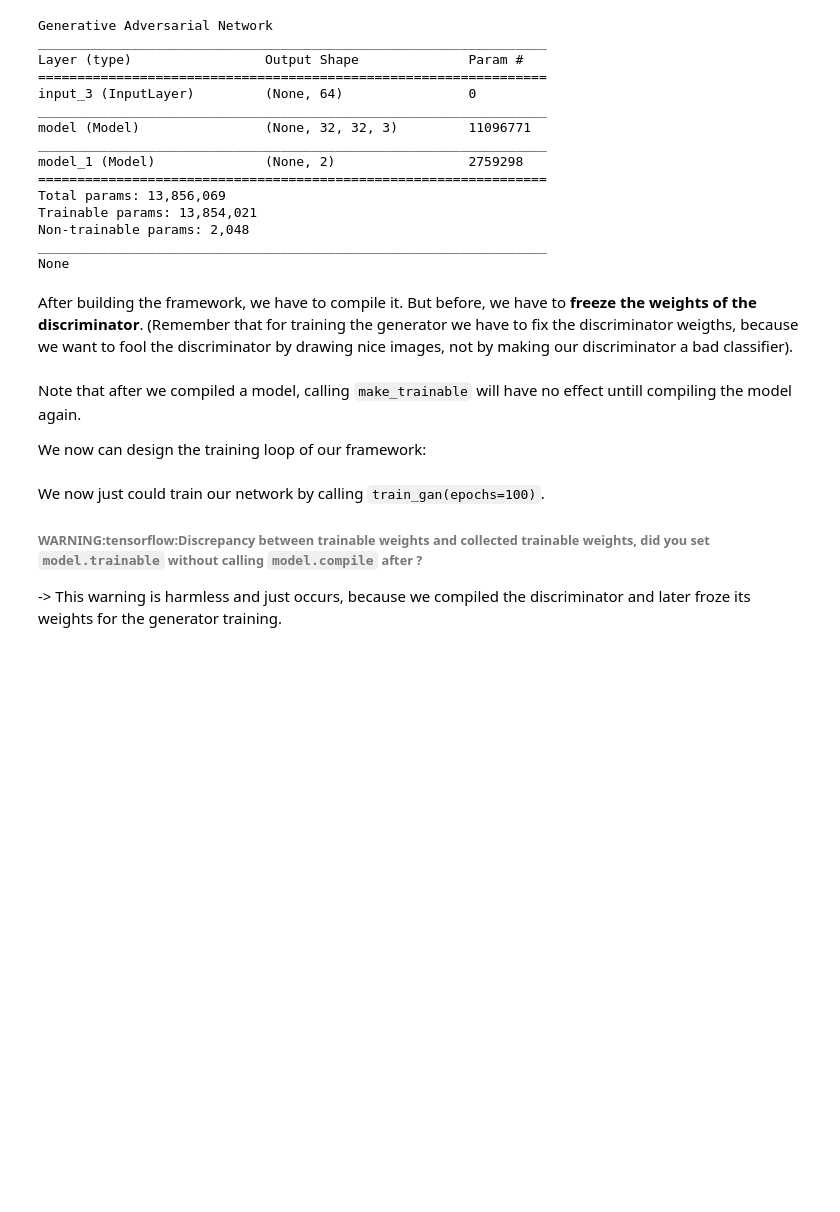
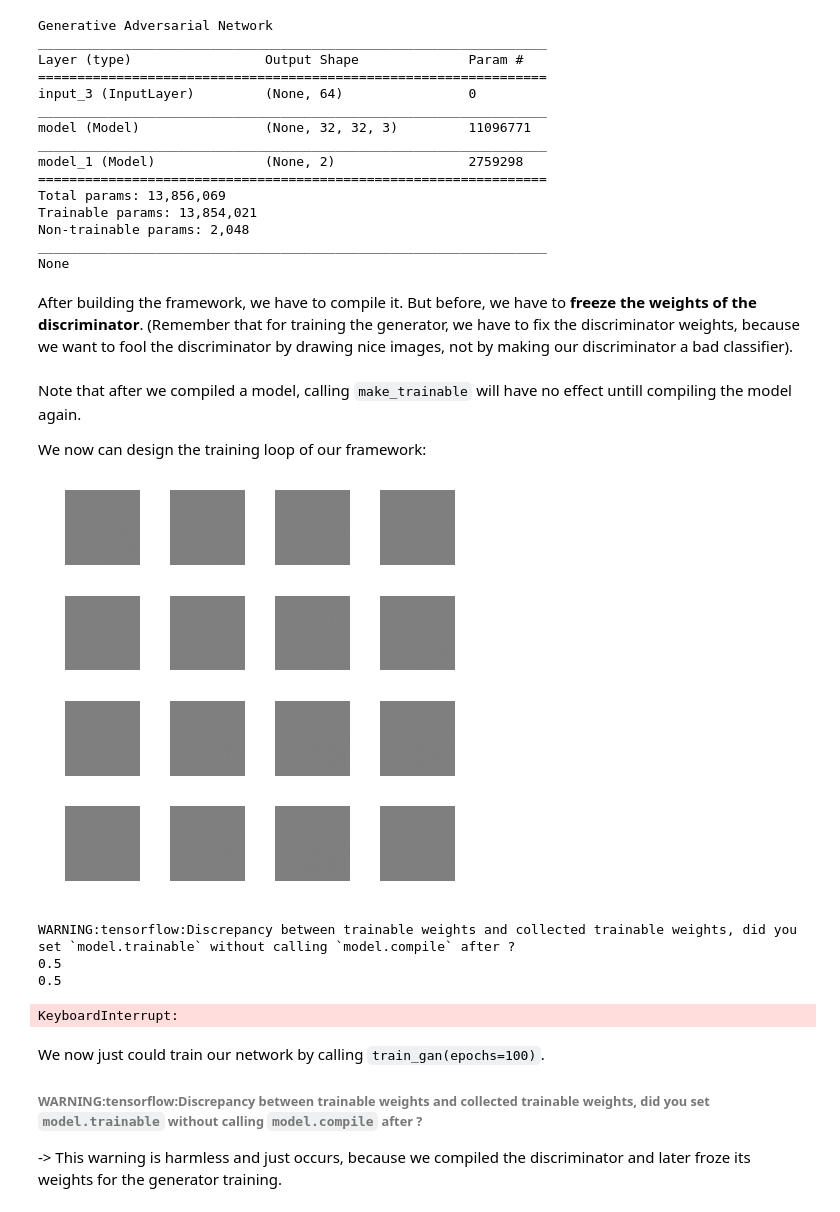
Before and after one commit to 3pia/iml2019, a Jupyter notebook: gan_tutorial.ipynb, the cells around one changed output. Drawn from its saved outputs; the diff is of its cells as text; code cells hidden in the pictures; blank space fills up the shorter version.

```diff
--- a/gan_tutorial.ipynb
+++ b/gan_tutorial.ipynb
@@ -324,8 +327,7 @@ _________________________________________________________________
 None
 # %% [markdown]
 After building the framework, we have to compile it.
-But before, we have to **freeze the weights of the discriminator**. (Remember that for training the generator we have to
-fix the discriminator weigths, because we want to fool the discriminator by drawing nice images, not by making our discriminator
+But before, we have to **freeze the weights of the discriminator**. (Remember that for training the generator, we have to fix the discriminator weights, because we want to fool the discriminator by drawing nice images, not by making our discriminator
 a bad classifier).
 # %%
 def make_trainable(model, trainable):
@@ -342,6 +344,10 @@ Note that after we compiled a model, calling `make_trainable` will have no effec
 
 We now can design the training loop of our framework:
 # %%
+# loss vector
+losses = {"d": [], "g": []}
+discriminator_acc = []
+
 def train_gan(epochs=0, batch_size=64):
     for epoch in range(epochs):
 
@@ -351,33 +357,40 @@ def train_gan(epochs=0, batch_size=64):
         plot_images(generated_images[:16])  # plot image
 
         perm = np.random.choice(50000, size=50000, replace='False')
 
         for i in range(50000//batch_size):
 
             # Create a mini-batch of data (X: real images + fake images, y: corresponding class vectors)
             image_batch = x_train[perm[i*batch_size:(i+1)*batch_size], :, :, :]    # real images
             noise_gen = np.random.randn(batch_size, latent_dim)
             generated_images = generator.predict(noise_gen)                        # generated images
             X = np.concatenate((image_batch, generated_images))
             y = np.zeros([2*batch_size, 2])   # class vector
             y[0:batch_size, 1] = 1
             y[batch_size:, 0] = 1
 
             # Train the discriminator on the mini-batch
             d_loss, d_acc = discriminator.train_on_batch(X, y)
             losses["d"].append(d_loss)
             discriminator_acc.append(d_acc)
 
             # Create a mini-batch of data (X: noise, y: class vectors pretending that these produce real images)
             noise_tr = np.random.randn(batch_size, latent_dim)
             y2 = np.zeros([batch_size, 2])
             y2[:, 1] = 1  # Fooling: We need to take the label 1, (real) because Keras will minimize the cross entropy in our model,
                           # Switching the label to real here, will let us maximize as required .
 
             # Train the generator on the mini-batch
             g_loss = GAN.train_on_batch(noise_tr, y2)
             losses["g"].append(g_loss)
             print(discriminator_acc[-1])
+train_gan(epochs=100)
+# %% [output]
+[figure, added]
+WARNING:tensorflow:Discrepancy between trainable weights and collected trainable weights, did you set `model.trainable` without calling `model.compile` after ?
+0.5
+0.5
+KeyboardInterrupt:
 # %% [markdown]
 We now just could train our network by calling `train_gan(epochs=100)`.
 
```
Also changed, not shown: parts of 31 cells of this notebook.
